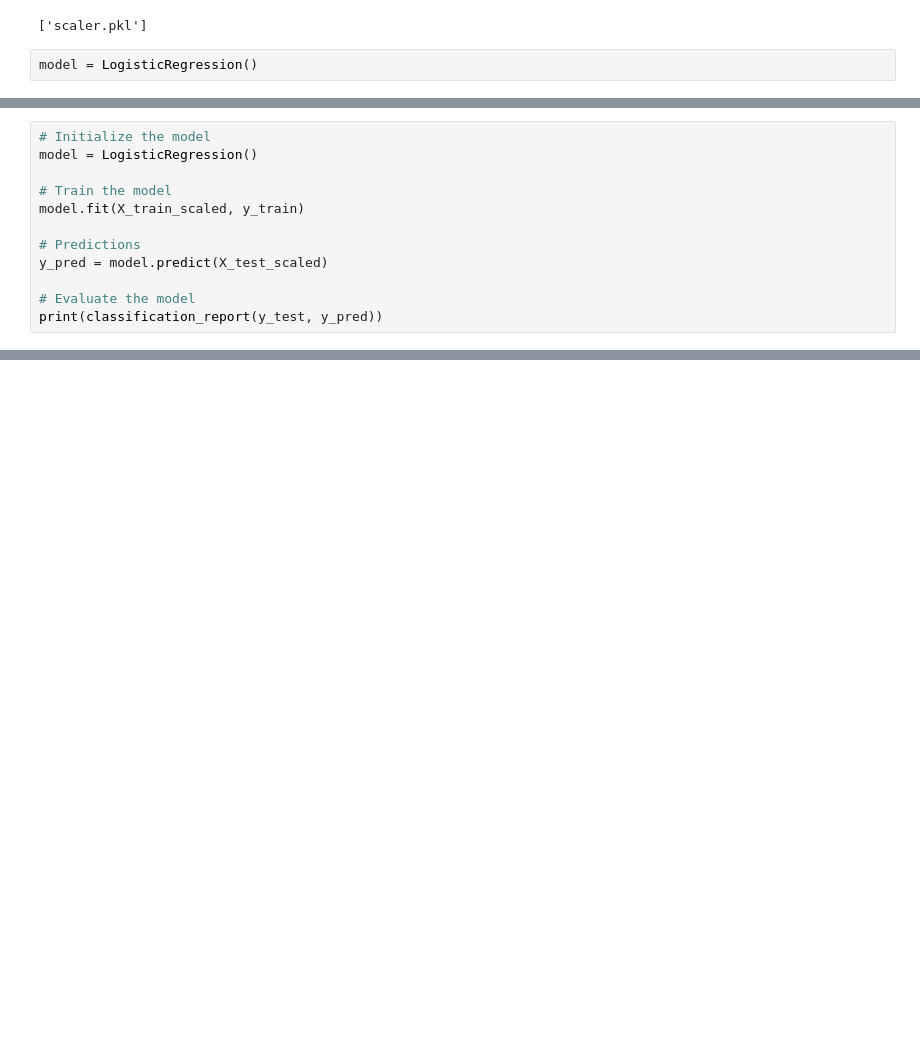
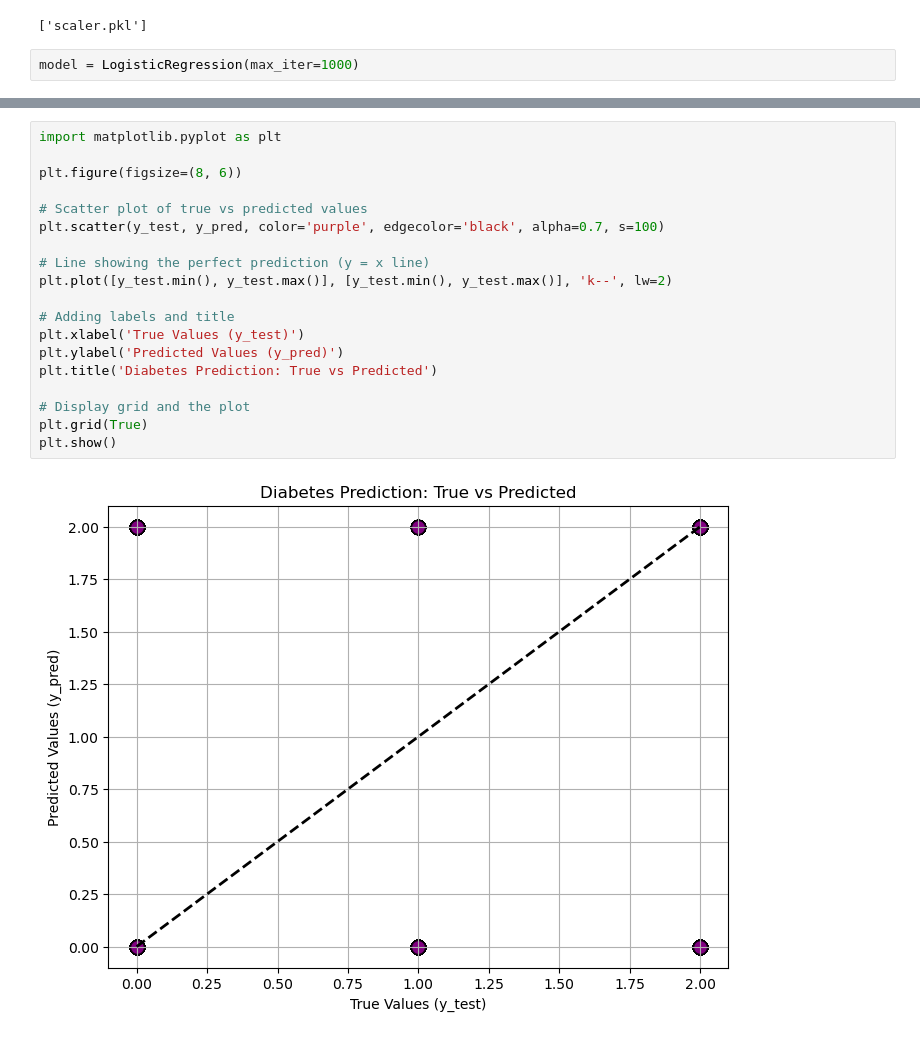
Before and after one commit to AliHasan06/Data-Science, a Jupyter notebook: my code/week 9/day 1.ipynb, the cells around one changed output, grey strips where cells are left out. Cells and saved outputs as stored; diff of their text form; blank space fills up the shorter version.

```diff
--- a/my code/week 9/day 1.ipynb
+++ b/my code/week 9/day 1.ipynb
@@ -200,7 +200,7 @@ joblib.dump(scaler, 'scaler.pkl')
 # %% [output]
 ['scaler.pkl']
 # %%
-model = LogisticRegression()
+model = LogisticRegression(max_iter=1000)
 # %%
 model.fit(X_train_scaled, y_train)
 # %% [output]
@@ -208,12 +207,0 @@ LogisticRegression()
-# %%
-# Initialize the model
-model = LogisticRegression()
-
-# Train the model
-model.fit(X_train_scaled, y_train)
-
-# Predictions
-y_pred = model.predict(X_test_scaled)
-
-# Evaluate the model
-print(classification_report(y_test, y_pred))
@@ -219,0 +258,21 @@ print(classification_report(y_test, y_pred))
+# %%
+import matplotlib.pyplot as plt
+
+plt.figure(figsize=(8, 6))
+
+# Scatter plot of true vs predicted values
+plt.scatter(y_test, y_pred, color='purple', edgecolor='black', alpha=0.7, s=100)
+
+# Line showing the perfect prediction (y = x line)
+plt.plot([y_test.min(), y_test.max()], [y_test.min(), y_test.max()], 'k--', lw=2)
+
+# Adding labels and title
+plt.xlabel('True Values (y_test)')
+plt.ylabel('Predicted Values (y_pred)')
+plt.title('Diabetes Prediction: True vs Predicted')
+
+# Display grid and the plot
+plt.grid(True)
+plt.show()
+# %% [output]
+[figure, added]
```
Also changed, not shown: parts of 4 cells of this notebook.
